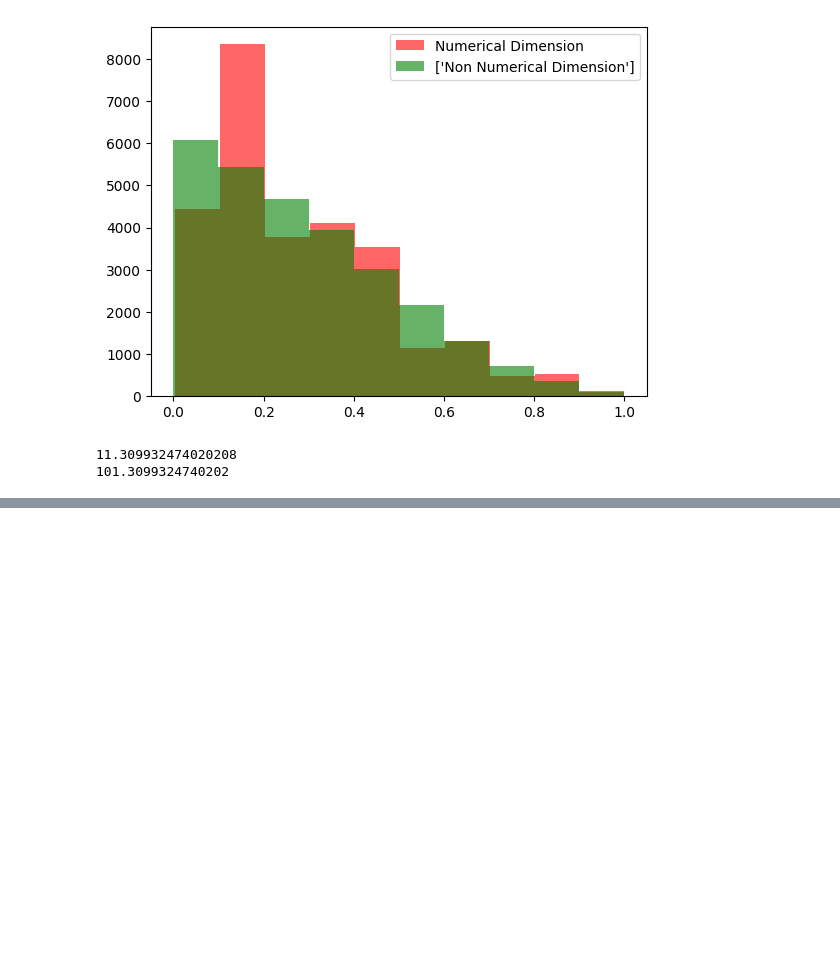
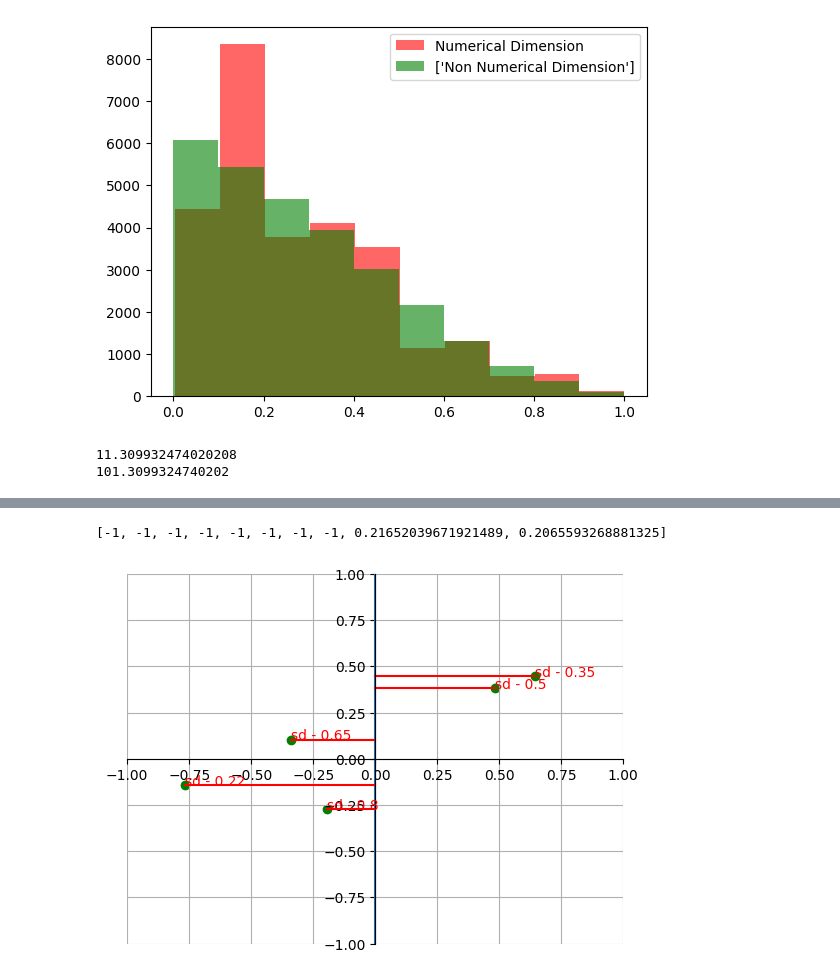
Before and after one commit to defeolab/Dyscalculia, a Jupyter notebook: python-server/server-master/Python/dataset/table_create.ipynb, the cells around one changed output, grey strips where cells are left out. Saved outputs shown, nothing was run; the diff lists cells and outputs as text; code cells hidden in the pictures; blank space fills up the shorter version.

```diff
--- a/python-server/server-master/Python/dataset/table_create.ipynb
+++ b/python-server/server-master/Python/dataset/table_create.ipynb
@@ -214,0 +313,29 @@ print(diff_coeff(1, -0.3, 0.2))
+# %%
+import numpy as np
+col = "Difficulty Coefficient"
+fetched_samples = 1
+
+x = np.linspace(0.2, 0.8, 5)
+
+trials = []
+corrects = []
+anns = []
+
+for sd in x:
+    target_main_diff = sd
+    trial = lookup_table.iloc[(lookup_table[col]-target_main_diff).abs().argsort()[:fetched_samples]]
+    diff = round(float(trial[col]),2)
+
+    trials.append(to_mock_trial(float(trial['nd_LogRatio'])/max_nd, float(trial['nnd_LogRatio'])/max_nnd))
+    corrects.append(True)
+    anns.append(f"sd - {round(float(trial[col]),2) }")
+
+print(easy)
+# %% [output]
+[-1, -1, -1, -1, -1, -1, -1, -1, 0.21652039671921489, 0.2065593268881325]
+# %%
+
+
+plot_trials(np.array([-0, 1]), trials, corrects, anns, ann_str=True, plot_dist=True)
+# %% [output]
+[figure, added]
```
Also changed, not shown: parts of 8 cells of this notebook, 4 other files.
